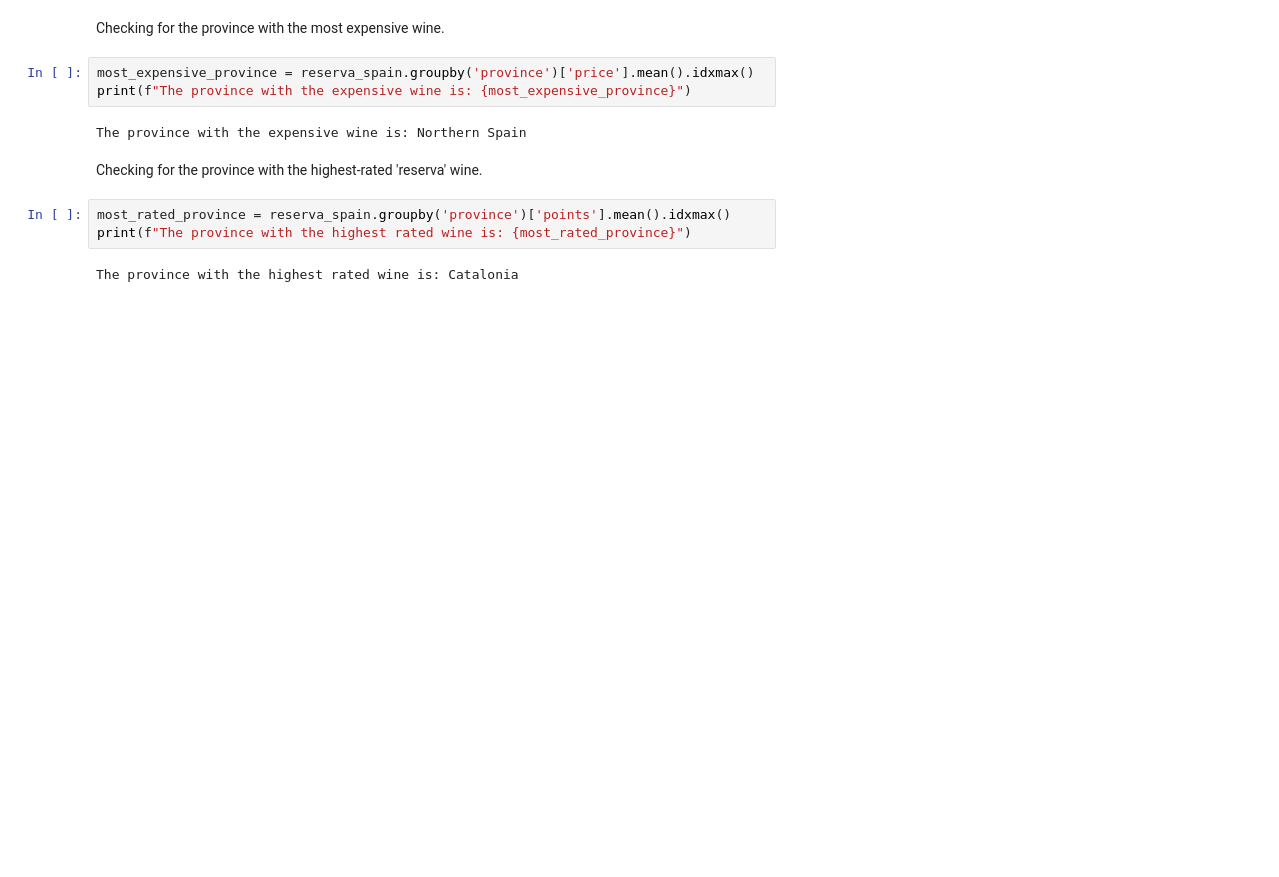
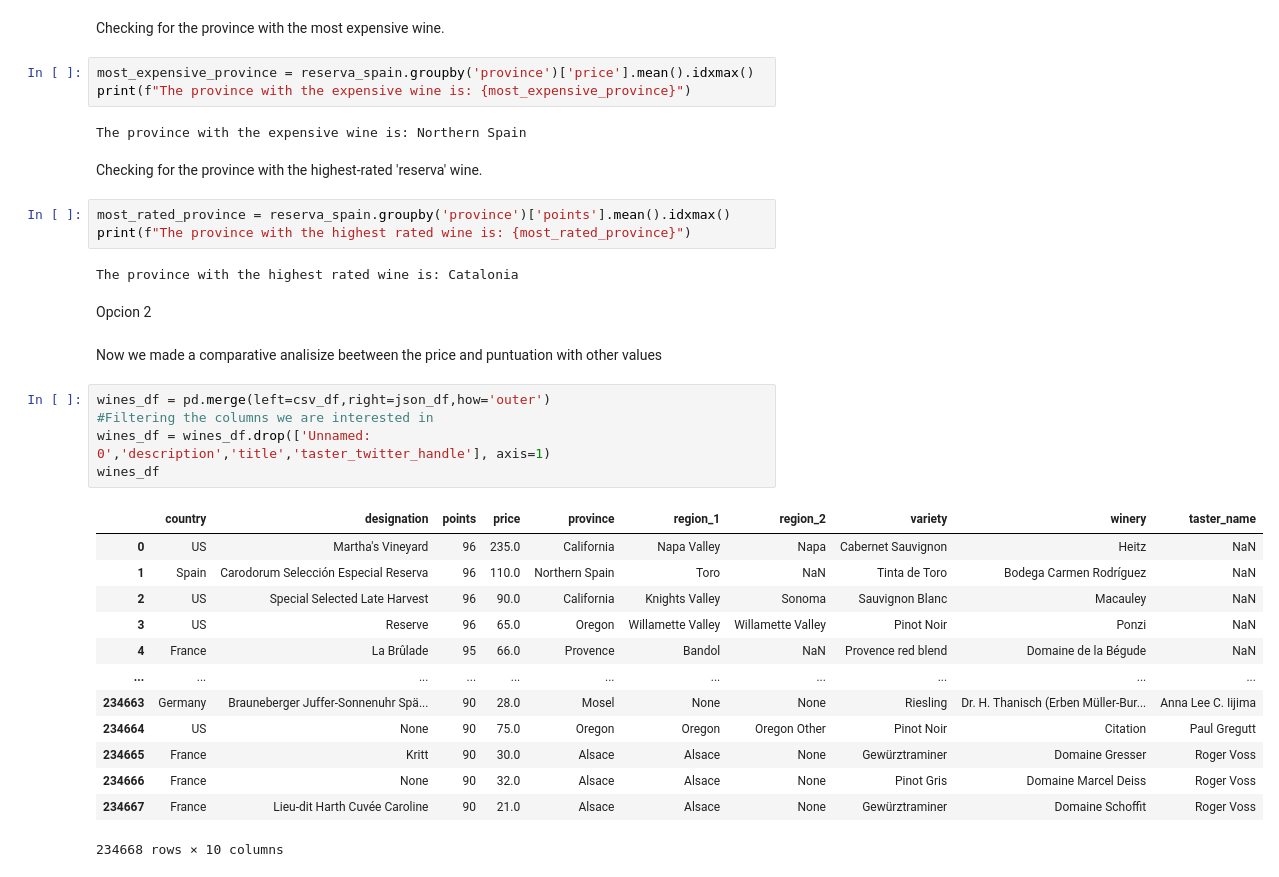
Before and after one commit to Diacon81/Wine, a Jupyter notebook: wines.ipynb, the cells around one changed output. Cells and saved outputs as stored; diff of their text form; blank space fills up the shorter version.

```diff
--- a/wines.ipynb
+++ b/wines.ipynb
@@ -229,3 +229,26 @@ most_rated_province = reserva_spain.groupby('province')['points'].mean().idxmax(
 print(f"The province with the highest rated wine is: {most_rated_province}")
 # %% [output]
 The province with the highest rated wine is: Catalonia
+# %% [markdown]
+Opcion 2
+# %% [markdown]
+Now we made a comparative analisize beetween the price and puntuation with other values
+# %%
+wines_df = pd.merge(left=csv_df,right=json_df,how='outer')
+#Filtering the columns we are interested in
+wines_df = wines_df.drop(['Unnamed: 0','description','title','taster_twitter_handle'], axis=1)
+wines_df
+# %% [output]
+|  | country | designation | points | price | province | region_1 | region_2 | variety | winery | taster_name |
+| 0 | US | Martha's Vineyard | 96 | 235.0 | California | Napa Valley | Napa | Cabernet Sauvignon | Heitz | NaN |
+| 1 | Spain | Carodorum Selección Especial Reserva | 96 | 110.0 | Northern Spain | Toro | NaN | Tinta de Toro | Bodega Carmen Rodríguez | NaN |
+| 2 | US | Special Selected Late Harvest | 96 | 90.0 | California | Knights Valley | Sonoma | Sauvignon Blanc | Macauley | NaN |
+| 3 | US | Reserve | 96 | 65.0 | Oregon | Willamette Valley | Willamette Valley | Pinot Noir | Ponzi | NaN |
+| 4 | France | La Brûlade | 95 | 66.0 | Provence | Bandol | NaN | Provence red blend | Domaine de la Bégude | NaN |
+| ... | ... | ... | ... | ... | ... | ... | ... | ... | ... | ... |
+| 234663 | Germany | Brauneberger Juffer-Sonnenuhr Spä... | 90 | 28.0 | Mosel | None | None | Riesling | Dr. H. Thanisch (Erben Müller-Bur... | Anna Lee C. Iijima |
+| 234664 | US | None | 90 | 75.0 | Oregon | Oregon | Oregon Other | Pinot Noir | Citation | Paul Gregutt |
+| 234665 | France | Kritt | 90 | 30.0 | Alsace | Alsace | None | Gewürztraminer | Domaine Gresser | Roger Voss |
+| 234666 | France | None | 90 | 32.0 | Alsace | Alsace | None | Pinot Gris | Domaine Marcel Deiss | Roger Voss |
+| 234667 | France | Lieu-dit Harth Cuvée Caroline | 90 | 21.0 | Alsace | Alsace | None | Gewürztraminer | Domaine Schoffit | Roger Voss |
+234668 rows × 10 columns
```
Also changed, not shown: parts of 5 cells of this notebook.
